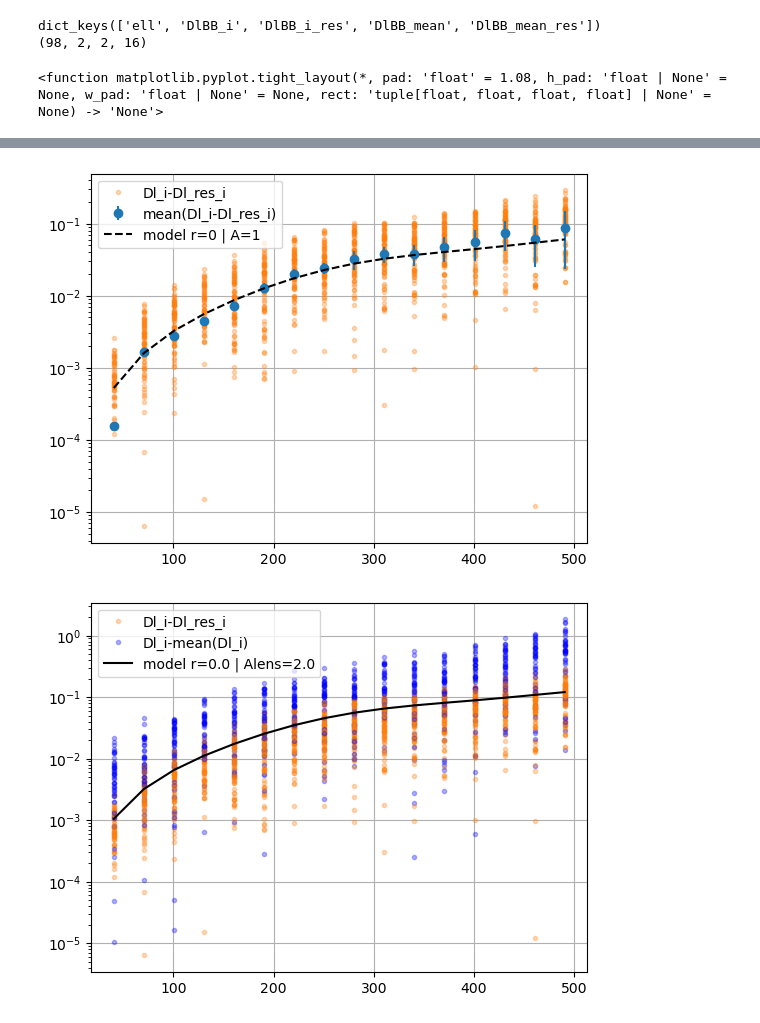
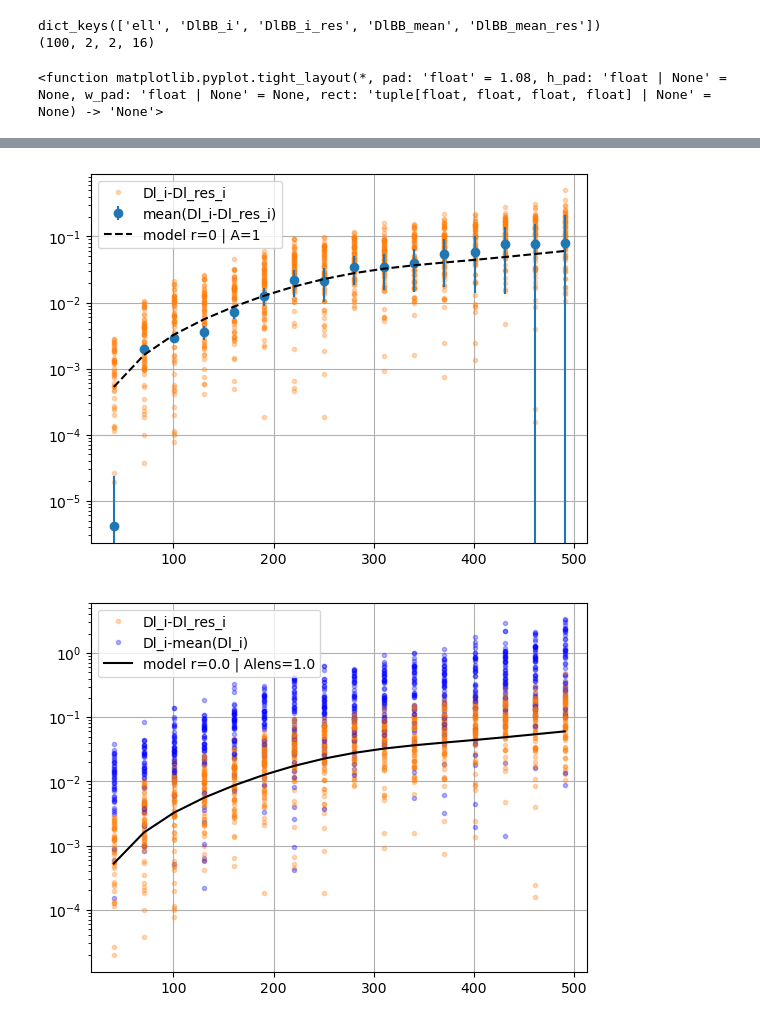
Before and after one commit to mathias77515/CMM-Pipeline, a Jupyter notebook: scripts_nahuel/analysis-r-2.ipynb, the cells around one changed output, grey strips where cells are left out. Drawn from its saved outputs; the diff is of its cells as text; code cells hidden in the pictures.

```diff
--- a/scripts_nahuel/analysis-r-2.ipynb
+++ b/scripts_nahuel/analysis-r-2.ipynb
@@ -21,10 +22,10 @@ def give_cl_cmb(ell, r=0, Alens=1.):
 #     data1 = pickle.load(f)
 
 with open('/home/nahue-ofi/CMM-Pipeline/src/autospectrum_cmb_d0_fullHFI_planck_parametric_d0_two.pkl', 'rb') as f: #autospectrum_realistic_in_cmb_d1_s0_out_cmb_d1_parametric_d1_two #autospectrum_forecast_inCMBDustSync_outCMBDustSync_advancedparametric_d0_two
+    data1 = pickle.load(f)
+
+with open('/home/nahue-ofi/CMM-Pipeline/src/autospectrum_realistic_in_cmb_d1_s0_out_cmb_d1_parametric_d1_two.pkl', 'rb') as f: #autospectrum_realistic_in_cmb_d1_s0_out_cmb_d1_parametric_d1_two #autospectrum_forecast_inCMBDustSync_outCMBDustSync_advancedparametric_d0_two
     data = pickle.load(f)
-
-# with open('/home/nahue-ofi/CMM-Pipeline/src/autospectrum_realistic_in_cmb_d1_s0_out_cmb_d1_parametric_d1_two.pkl', 'rb') as f: #autospectrum_realistic_in_cmb_d1_s0_out_cmb_d1_parametric_d1_two #autospectrum_forecast_inCMBDustSync_outCMBDustSync_advancedparametric_d0_two
-#     data = pickle.load(f)
 
 # with open('/home/nahue-ofi/CMM-Pipeline/src/autospectrum_cmbseed1_50reals_nofg.pkl', 'rb') as f:
 #     datanofg = pickle.load(f)
@@ -36,9 +37,9 @@ print(np.shape(data['DlBB_i']))
 nreals = np.shape(data['DlBB_i'])[0]
 # %% [output]
 dict_keys(['ell', 'DlBB_i', 'DlBB_i_res', 'DlBB_mean', 'DlBB_mean_res'])
-(98, 2, 2, 16)
+(100, 2, 2, 16)
 # %%
-Alens = 2.
+Alens = 1.
 r = 0.
 
 plt.figure()
@@ -143,2 +144,2 @@ plt.tight_layout
-[figure, old version]
+[figure, new version]
-[figure, old version]
+[figure, new version]
```
Also changed, not shown: parts of 15 cells of this notebook, 1 other file.
